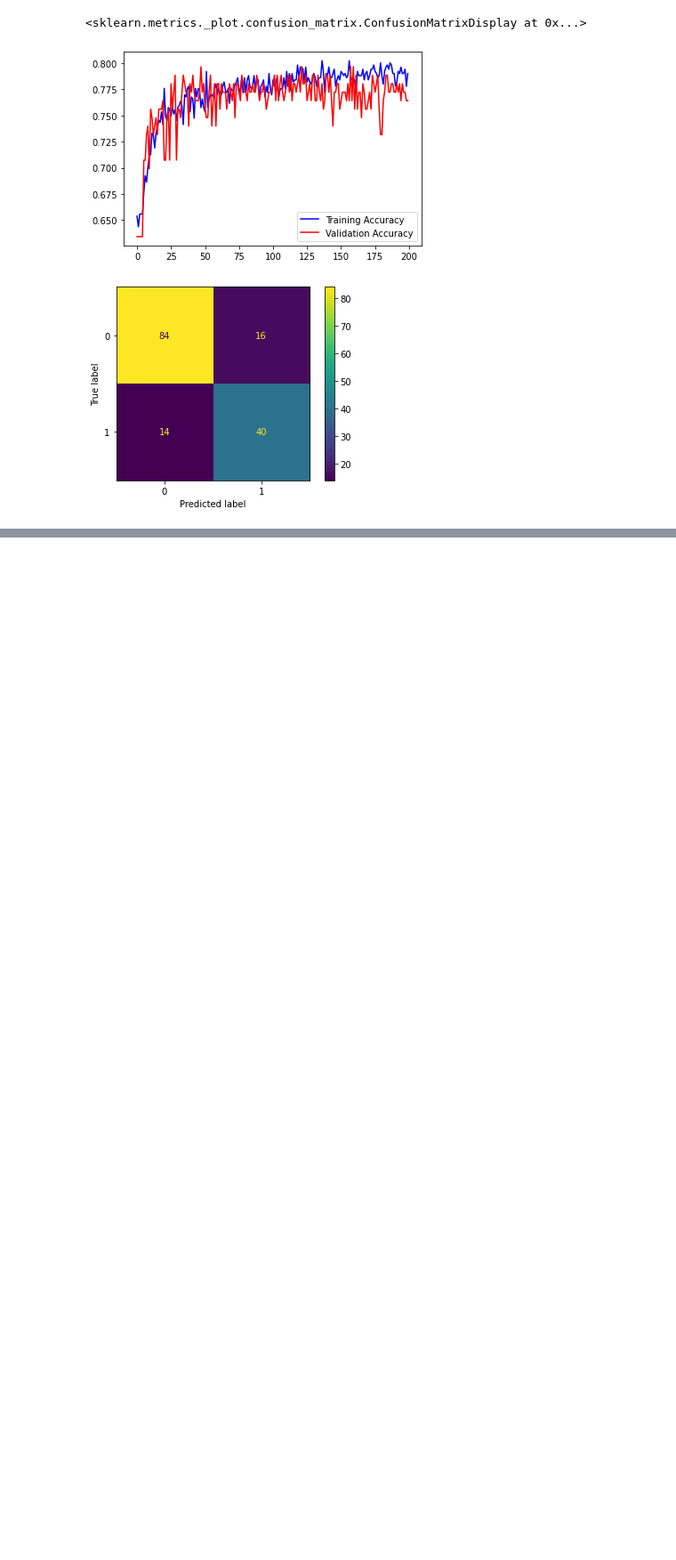
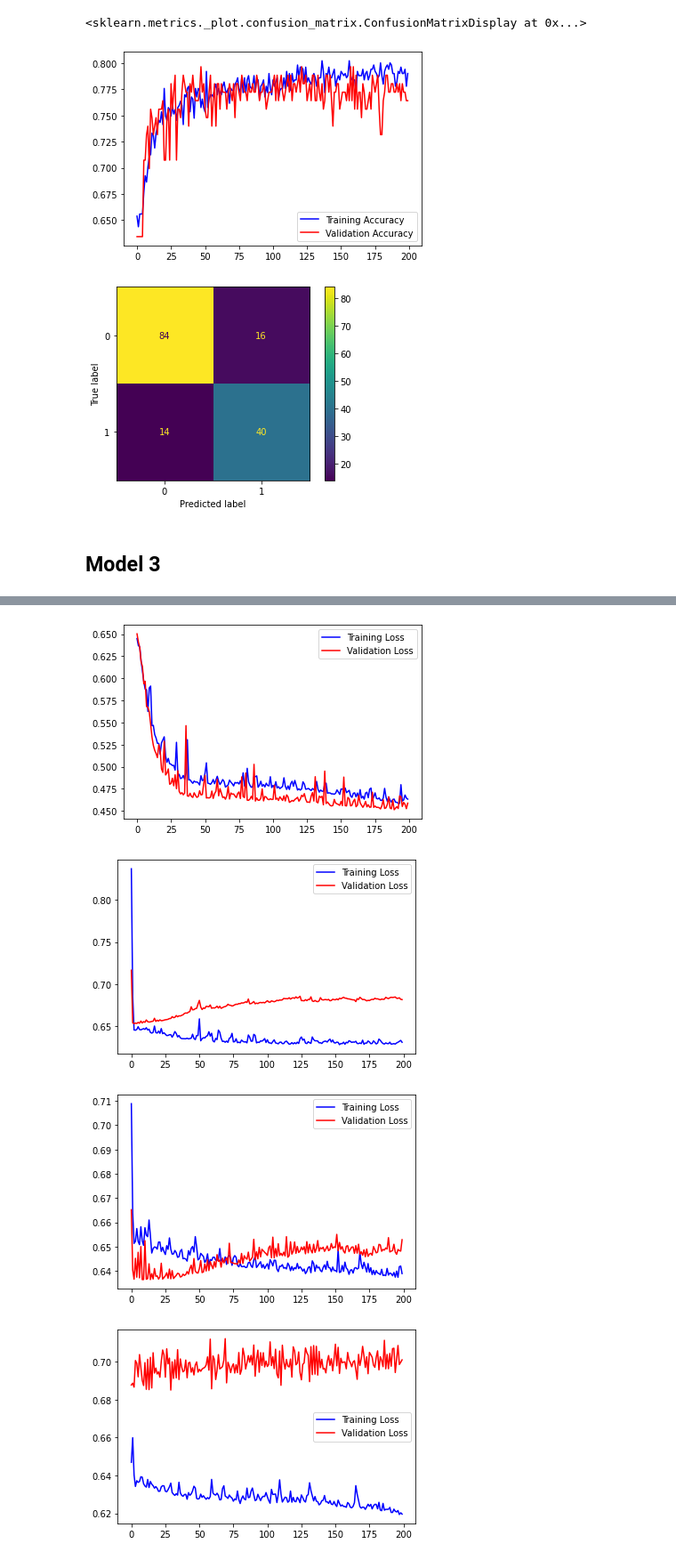
Before and after one commit to ArjunNarayan2066/Test, a Jupyter notebook: A2Q1.ipynb, the cells around one changed output, grey strips where cells are left out. Shown at 89% size. Drawn from its saved outputs; the diff is of its cells as text; code cells hidden in the pictures; blank space fills up the shorter version.

```diff
--- a/A2Q1.ipynb
+++ b/A2Q1.ipynb
@@ -314,3 +329,15 @@ weighted avg       0.81      0.81      0.81       154
 <sklearn.metrics._plot.confusion_matrix.ConfusionMatrixDisplay at 0x...>
 [figure]
 [figure]
+# %% [markdown]
+## Model 3
+# %%
+%%time
+
+# model_3 = keras.models.Sequential([
+#     Dense(40, activation='sigmoid', input_shape=(8,)),
+#     Dense(10, activation='sigmoid')
+#     Dense(2, activation='softmax')
+# ])
+hist_3, model_3 = train_kfold([40, 10], 5, batch=30, lr=0.007)
+# %% [output]
@@ -316,0 +361,4 @@ weighted avg       0.81      0.81      0.81       154
+[figure, added]
+[figure, added]
+[figure, added]
+[figure, added]
```
Also changed, not shown: parts of 8 cells of this notebook.
